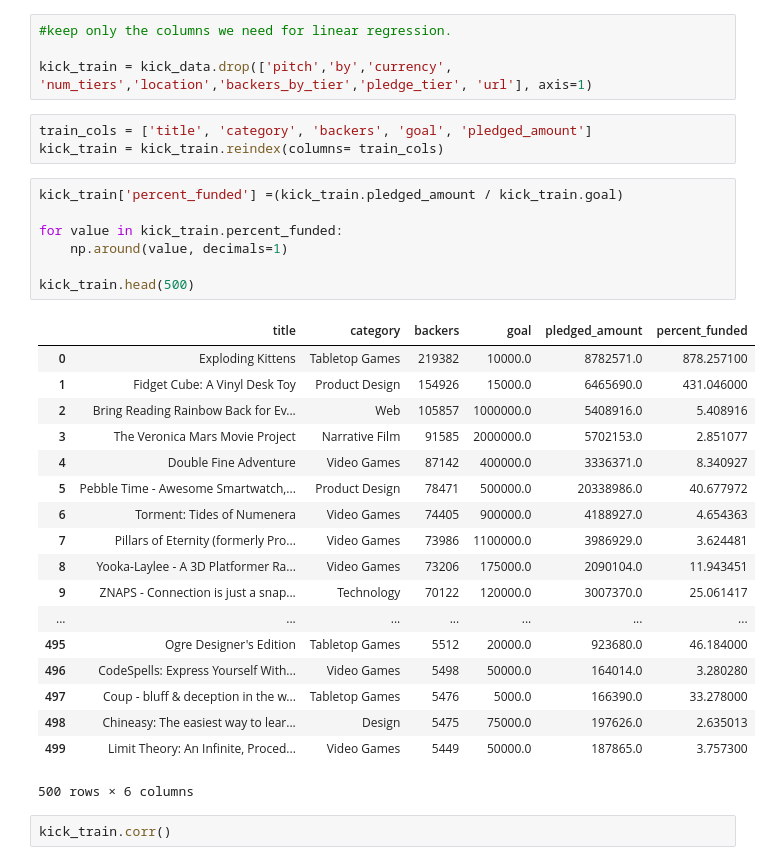
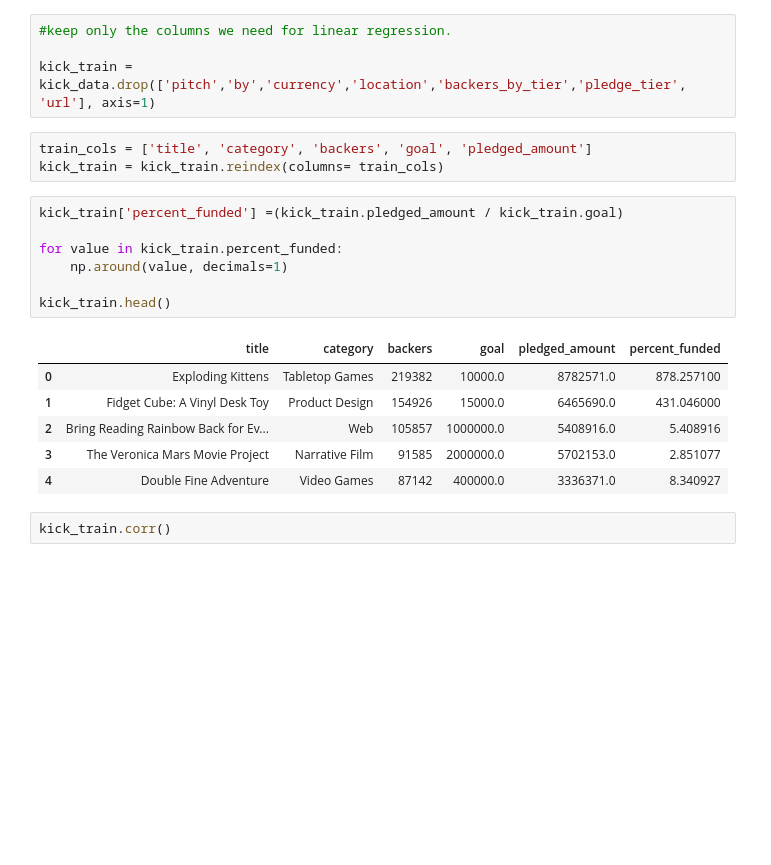
Before and after one commit to babyfacebrian/Kickstarter-Data-Analysis, a Jupyter notebook: Exploratory Analysis & Linear Regression.ipynb, the cells around one changed output. Saved outputs shown, nothing was run; the diff lists cells and outputs as text; blank space fills up the shorter version.

```diff
--- a/Exploratory Analysis & Linear Regression.ipynb
+++ b/Exploratory Analysis & Linear Regression.ipynb
@@ -146,36 +133,24 @@ vals = ax.get_yticks()
 # %%
 #keep only the columns we need for linear regression.
 
-kick_train = kick_data.drop(['pitch','by','currency', 'num_tiers','location','backers_by_tier','pledge_tier', 'url'], axis=1)
+kick_train = kick_data.drop(['pitch','by','currency','location','backers_by_tier','pledge_tier', 'url'], axis=1)
 # %%
 train_cols = ['title', 'category', 'backers', 'goal', 'pledged_amount']
 kick_train = kick_train.reindex(columns= train_cols)
 # %%
 kick_train['percent_funded'] =(kick_train.pledged_amount / kick_train.goal)
 
 for value in kick_train.percent_funded:
     np.around(value, decimals=1)
 
-kick_train.head(500)
+kick_train.head()
 # %% [output]
 |  | title | category | backers | goal | pledged_amount | percent_funded |
 | 0 | Exploding Kittens | Tabletop Games | 219382 | 10000.0 | 8782571.0 | 878.257100 |
 | 1 | Fidget Cube: A Vinyl Desk Toy | Product Design | 154926 | 15000.0 | 6465690.0 | 431.046000 |
 | 2 | Bring Reading Rainbow Back for Ev... | Web | 105857 | 1000000.0 | 5408916.0 | 5.408916 |
 | 3 | The Veronica Mars Movie Project | Narrative Film | 91585 | 2000000.0 | 5702153.0 | 2.851077 |
 | 4 | Double Fine Adventure | Video Games | 87142 | 400000.0 | 3336371.0 | 8.340927 |
-| 5 | Pebble Time - Awesome Smartwatch,... | Product Design | 78471 | 500000.0 | 20338986.0 | 40.677972 |
-| 6 | Torment: Tides of Numenera | Video Games | 74405 | 900000.0 | 4188927.0 | 4.654363 |
-| 7 | Pillars of Eternity (formerly Pro... | Video Games | 73986 | 1100000.0 | 3986929.0 | 3.624481 |
-| 8 | Yooka-Laylee - A 3D Platformer Ra... | Video Games | 73206 | 175000.0 | 2090104.0 | 11.943451 |
-| 9 | ZNAPS - Connection is just a snap... | Technology | 70122 | 120000.0 | 3007370.0 | 25.061417 |
-| ... | ... | ... | ... | ... | ... | ... |
-| 495 | Ogre Designer's Edition | Tabletop Games | 5512 | 20000.0 | 923680.0 | 46.184000 |
-| 496 | CodeSpells: Express Yourself With... | Video Games | 5498 | 50000.0 | 164014.0 | 3.280280 |
-| 497 | Coup - bluff & deception in the w... | Tabletop Games | 5476 | 5000.0 | 166390.0 | 33.278000 |
-| 498 | Chineasy: The easiest way to lear... | Design | 5475 | 75000.0 | 197626.0 | 2.635013 |
-| 499 | Limit Theory: An Infinite, Proced... | Video Games | 5449 | 50000.0 | 187865.0 | 3.757300 |
-500 rows × 6 columns
 # %%
 kick_train.corr()
 # %% [output]
```
Also changed, not shown: parts of 8 cells of this notebook, 2 other files.
